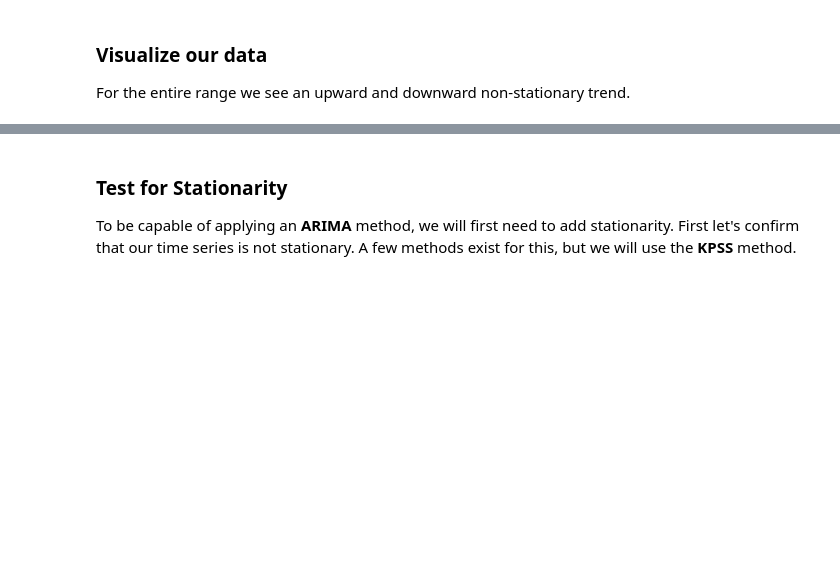
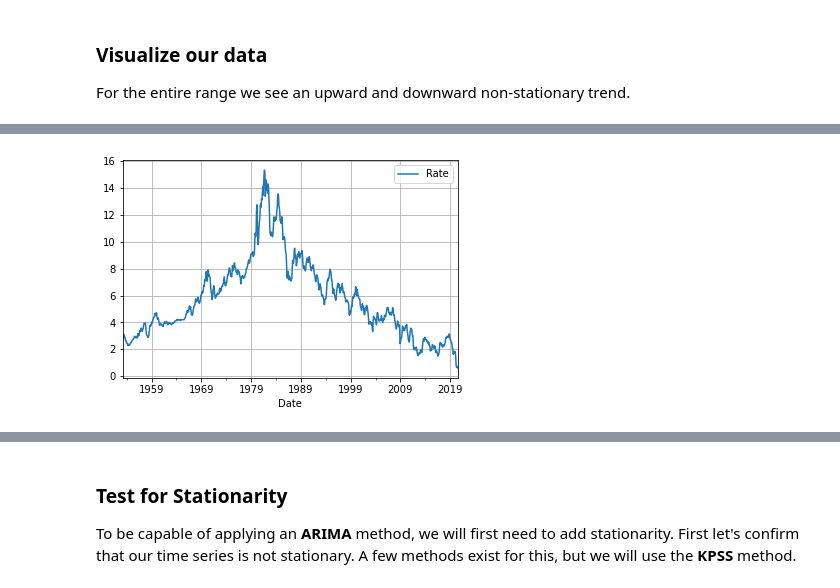
Before and after one commit to techthumb1/time_series_analysis, a Jupyter notebook: notebooks/state-space-us-bond.ipynb, the cells around one changed output, grey strips where cells are left out. Saved outputs shown, nothing was run; the diff lists cells and outputs as text; code cells hidden in the pictures; blank space fills up the shorter version.

```diff
--- a/notebooks/state-space-us-bond.ipynb
+++ b/notebooks/state-space-us-bond.ipynb
@@ -94,2 +105,4 @@ For the entire range we see an upward and downward non-stationary trend.
 # %%
-month['Rate'].plot(grid=True);
+month.plot(grid=True);
+# %% [output]
+[figure, added]
```
Also changed, not shown: parts of 40 cells of this notebook, 6 other files.
